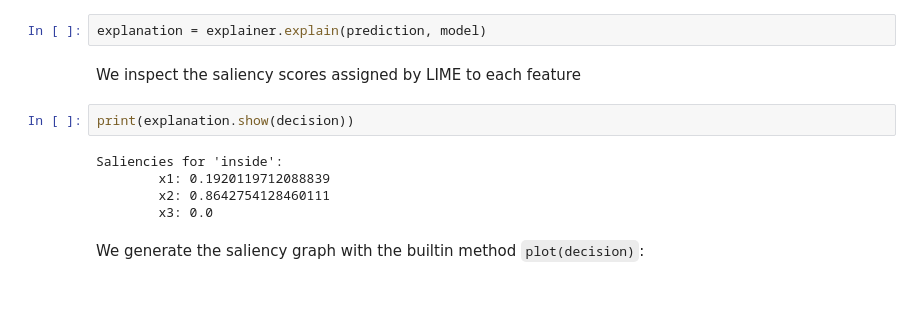
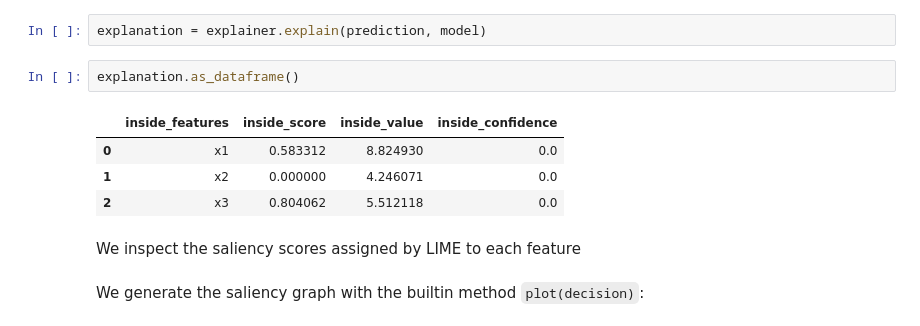
Before and after one commit to trustyai-explainability/trustyai-explainability-python-examples, a Jupyter notebook: examples/Lime.ipynb, the cells around one changed output. Drawn from its saved outputs; the diff is of its cells as text; blank space fills up the shorter version.

```diff
--- a/examples/Lime.ipynb
+++ b/examples/Lime.ipynb
@@ -92,15 +96,15 @@ explainer = LimeExplainer(samples=10)
 We generate the **explanation** as a _dict : decision --> saliency_.
 # %%
 explanation = explainer.explain(prediction, model)
+# %%
+explanation.as_dataframe()
+# %% [output]
+|  | inside_features | inside_score | inside_value | inside_confidence |
+| 0 | x1 | 0.583312 | 8.824930 | 0.0 |
+| 1 | x2 | 0.000000 | 4.246071 | 0.0 |
+| 2 | x3 | 0.804062 | 5.512118 | 0.0 |
 # %% [markdown]
 We inspect the saliency scores assigned by LIME to each feature
-# %%
-print(explanation.show(decision))
-# %% [output]
-Saliencies for 'inside':
-        x1: 0.1920119712088839
-        x2: 0.8642754128460111
-        x3: 0.0
 # %% [markdown]
 We generate the saliency graph with the builtin method `plot(decision)`:
 # %%
```
Also changed, not shown: parts of 6 cells of this notebook, 3 other files.
